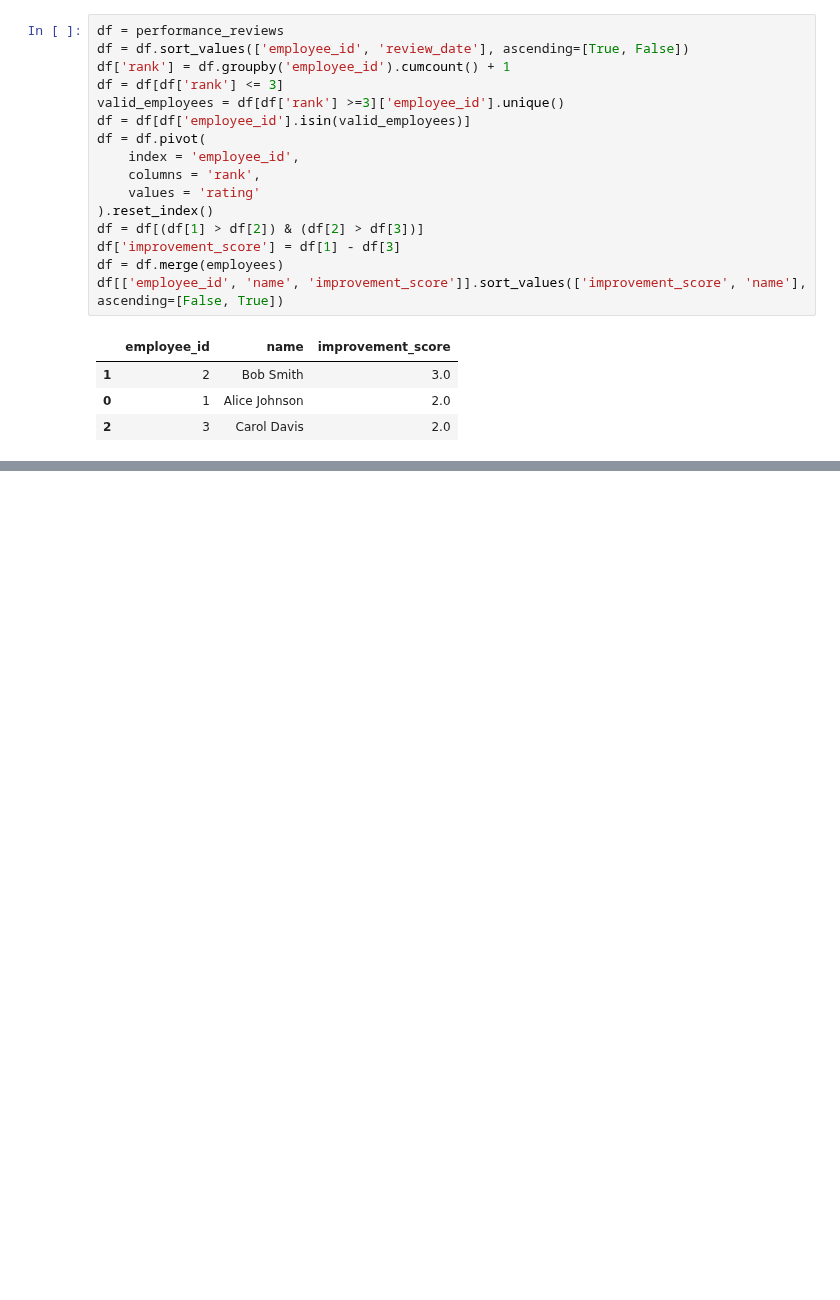
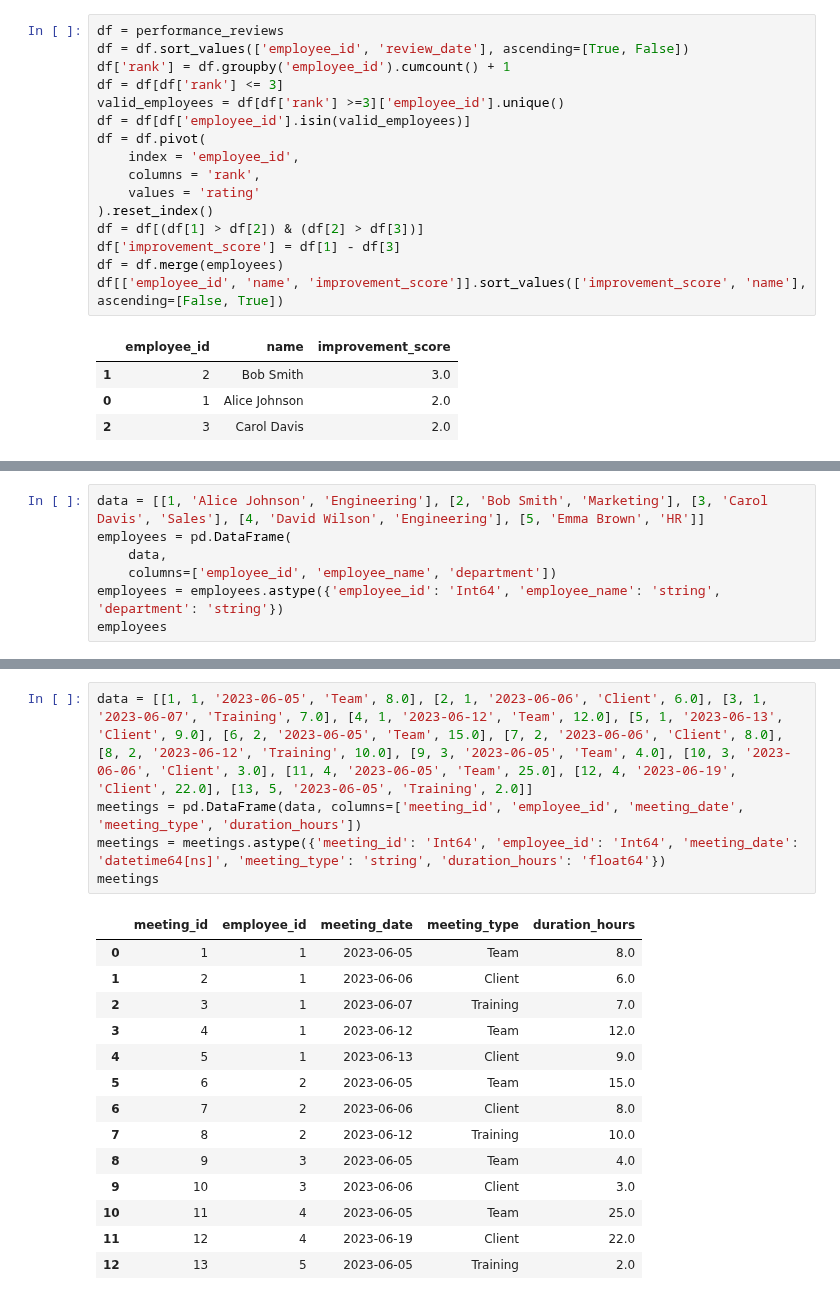
Before and after one commit to Praldmur/Tasks, a Jupyter notebook: LeetCode_Med.ipynb, the cells around one changed output, grey strips where cells are left out. Drawn from its saved outputs; the diff is of its cells as text; blank space fills up the shorter version.

```diff
--- a/LeetCode_Med.ipynb
+++ b/LeetCode_Med.ipynb
@@ -1816,0 +2014,7 @@ df[['employee_id', 'name', 'improvement_score']].sort_values(['improvement_score
+# %%
+data = [[1, 'Alice Johnson', 'Engineering'], [2, 'Bob Smith', 'Marketing'], [3, 'Carol Davis', 'Sales'], [4, 'David Wilson', 'Engineering'], [5, 'Emma Brown', 'HR']]
+employees = pd.DataFrame(
+    data,
+    columns=['employee_id', 'employee_name', 'department'])
+employees = employees.astype({'employee_id': 'Int64', 'employee_name': 'string', 'department': 'string'})
+employees
@@ -1816,0 +2028,20 @@ df[['employee_id', 'name', 'improvement_score']].sort_values(['improvement_score
+# %%
+data = [[1, 1, '2023-06-05', 'Team', 8.0], [2, 1, '2023-06-06', 'Client', 6.0], [3, 1, '2023-06-07', 'Training', 7.0], [4, 1, '2023-06-12', 'Team', 12.0], [5, 1, '2023-06-13', 'Client', 9.0], [6, 2, '2023-06-05', 'Team', 15.0], [7, 2, '2023-06-06', 'Client', 8.0], [8, 2, '2023-06-12', 'Training', 10.0], [9, 3, '2023-06-05', 'Team', 4.0], [10, 3, '2023-06-06', 'Client', 3.0], [11, 4, '2023-06-05', 'Team', 25.0], [12, 4, '2023-06-19', 'Client', 22.0], [13, 5, '2023-06-05', 'Training', 2.0]]
+meetings = pd.DataFrame(data, columns=['meeting_id', 'employee_id', 'meeting_date', 'meeting_type', 'duration_hours'])
+meetings = meetings.astype({'meeting_id': 'Int64', 'employee_id': 'Int64', 'meeting_date': 'datetime64[ns]', 'meeting_type': 'string', 'duration_hours': 'float64'})
+meetings
+# %% [output]
+|  | meeting_id | employee_id | meeting_date | meeting_type | duration_hours |
+| 0 | 1 | 1 | 2023-06-05 | Team | 8.0 |
+| 1 | 2 | 1 | 2023-06-06 | Client | 6.0 |
+| 2 | 3 | 1 | 2023-06-07 | Training | 7.0 |
+| 3 | 4 | 1 | 2023-06-12 | Team | 12.0 |
+| 4 | 5 | 1 | 2023-06-13 | Client | 9.0 |
+| 5 | 6 | 2 | 2023-06-05 | Team | 15.0 |
+| 6 | 7 | 2 | 2023-06-06 | Client | 8.0 |
+| 7 | 8 | 2 | 2023-06-12 | Training | 10.0 |
+| 8 | 9 | 3 | 2023-06-05 | Team | 4.0 |
+| 9 | 10 | 3 | 2023-06-06 | Client | 3.0 |
+| 10 | 11 | 4 | 2023-06-05 | Team | 25.0 |
+| 11 | 12 | 4 | 2023-06-19 | Client | 22.0 |
+| 12 | 13 | 5 | 2023-06-05 | Training | 2.0 |
```
Also changed, not shown: parts of 18 cells of this notebook.
